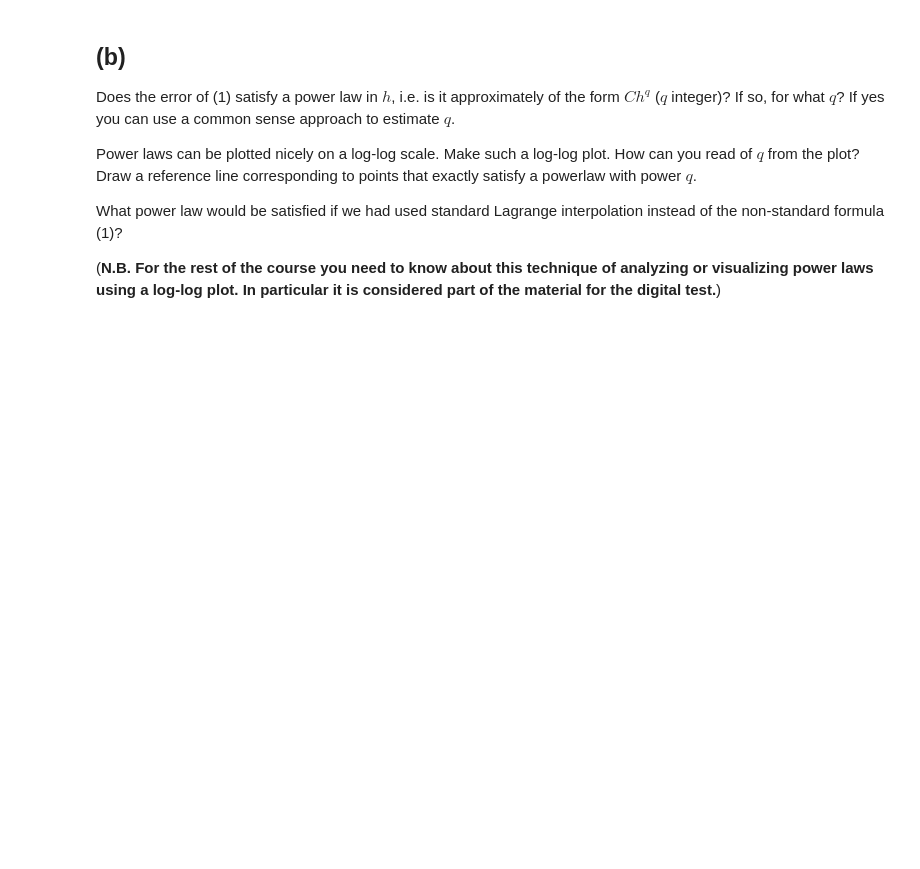
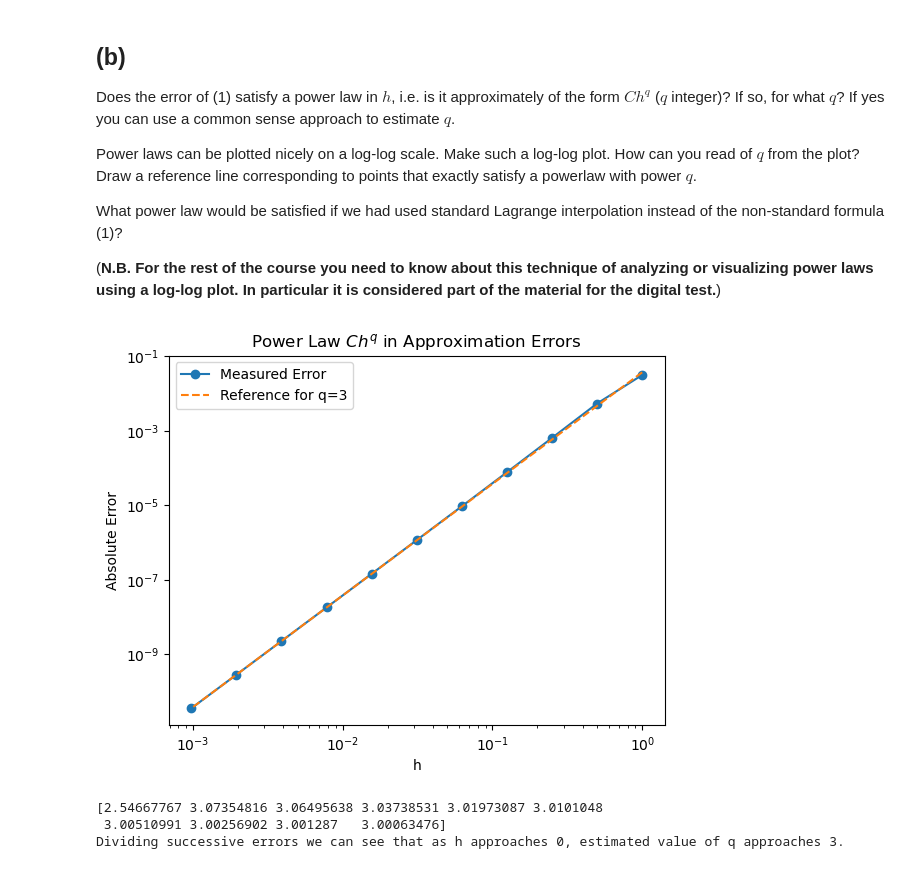
Before and after one commit to TimothyBohm/Numerical_Algorithms, a Jupyter notebook: hw2_2026.ipynb, the cells around one changed output. Drawn from its saved outputs; the diff is of its cells as text; code cells hidden in the pictures; blank space fills up the shorter version.

```diff
--- a/hw2_2026.ipynb
+++ b/hw2_2026.ipynb
@@ -40,3 +178,19 @@ Compare with the second example of part (a).
 ## (c)
 
 Explain what you see in the error graphs. What kind of errors are dominant in each of the error graphs? Explain the size of the dominant errors in each graph. N.B. a quantitative explanation is requested. Depending on the type of error you may want to have a look at the numbers in the computation of $p$ for finding your explanation.
+# %%
+#Size of polynomial terms in the second interval
+interval_start = 1000 * np.pi + 0.2
+interval_end = 1000 * np.pi + 0.6
+
+nodes = np.linspace(interval_start, interval_end, 5)
+V = np.vander(nodes, N=5, increasing=True)
+coefficients = np.linalg.solve(V, np.cos(nodes))
+
+x = 1000 * np.pi + 0.4
+terms = coefficients * x**np.arange(5)
+
+print("Individual polynomial terms:", terms)
+print("Sum of terms:", np.sum(terms))
+print("Actual cos(x):", np.cos(x))
+print("Machine epsilon:", np.finfo(float).eps)
@@ -68,3 +311,31 @@ Power laws can be plotted nicely on a log-log scale. Make such a log-log plot. H
 What power law would be satisfied if we had used standard Lagrange interpolation instead of the non-standard formula (1)?
 
 (**N.B. For the rest of the course you need to know about this technique of analyzing or visualizing power laws using a log-log plot. In particular it is considered part of the material for the digital test.**)
+# %%
+h_values = df["h"].to_numpy()
+abs_errors = df["Absolute Error"].to_numpy()
+
+q = 3
+
+plt.loglog(h_values, abs_errors, "o-", label="Measured Error")
+
+C = abs_errors[-1] / h_values[-1]**q # using the last error to estimate the constant C
+reference = C * h_values**q
+
+plt.loglog(h_values, reference, "--", label=r"Reference for q=3")
+
+plt.xlabel("h")
+plt.ylabel("Absolute Error")
+plt.title("Power Law $Ch^q$ in Approximation Errors")
+plt.legend()
+plt.show()
+
+
+q_estimated = np.log2(abs_errors[:-1] / abs_errors[1:])
+print(q_estimated)
+print("Dividing successive errors we can see that as h approaches 0, estimated value of q approaches 3.")
+# %% [output]
+[figure, added]
+[2.54667767 3.07354816 3.06495638 3.03738531 3.01973087 3.0101048
+ 3.00510991 3.00256902 3.001287   3.00063476]
+Dividing successive errors we can see that as h approaches 0, estimated value of q approaches 3.
```
Also changed, not shown: parts of 9 cells of this notebook.
